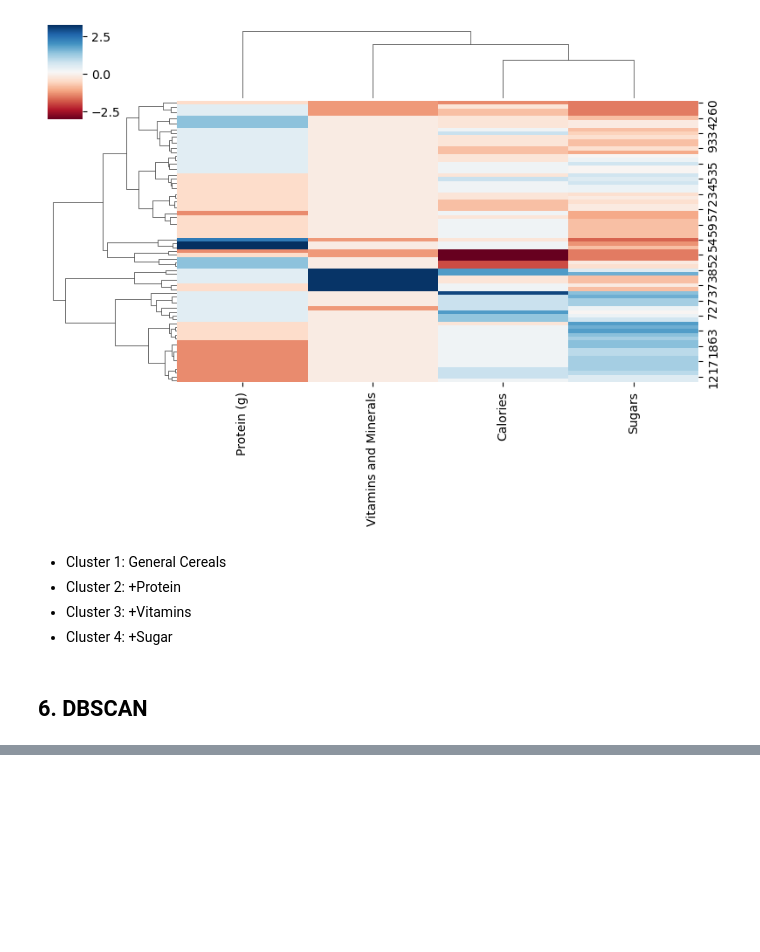
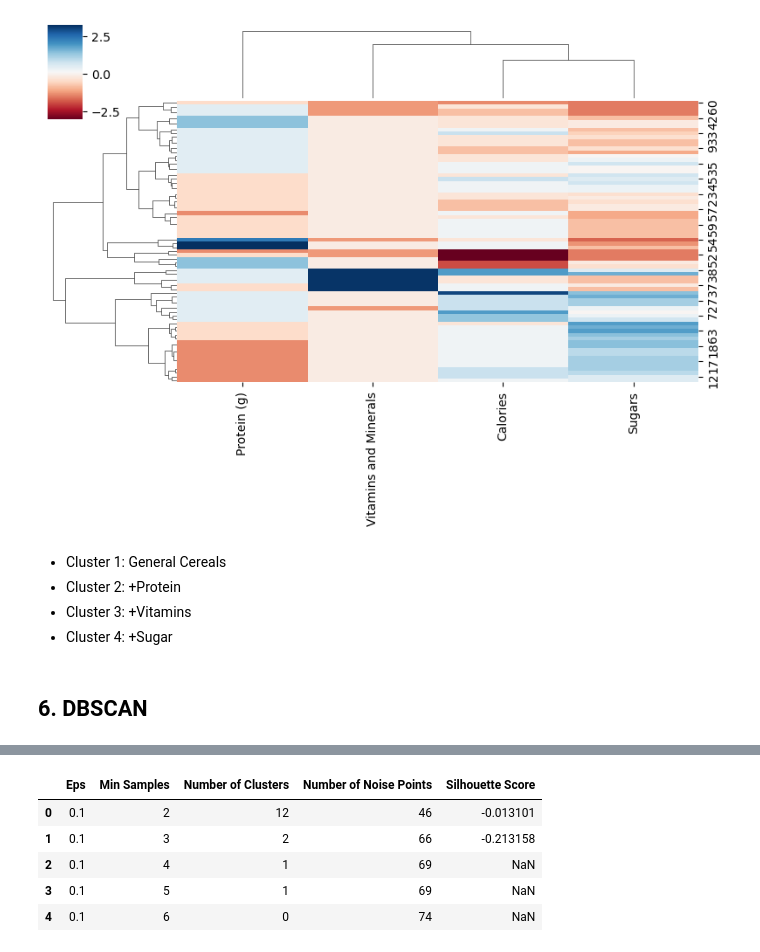
Before and after one commit to Camiloesp/PythonDataScience_UnsupervisedML, a Jupyter notebook: Course Assignment Notebooks/section04_clustering_assignments.ipynb, the cells around one changed output, grey strips where cells are left out. Saved outputs shown, nothing was run; the diff lists cells and outputs as text; code cells hidden in the pictures; blank space fills up the shorter version.

```diff
--- a/Course Assignment Notebooks/section04_clustering_assignments.ipynb
+++ b/Course Assignment Notebooks/section04_clustering_assignments.ipynb
@@ -507,2 +553,12 @@ plt.show()
+# %%
+dbscan_results_2 = tune_dbscan(data_scaled)
+dbscan_results_2.head()
+# %% [output]
+|  | Eps | Min Samples | Number of Clusters | Number of Noise Points | Silhouette Score |
+| 0 | 0.1 | 2 | 12 | 46 | -0.013101 |
+| 1 | 0.1 | 3 | 2 | 66 | -0.213158 |
+| 2 | 0.1 | 4 | 1 | 69 | NaN |
+| 3 | 0.1 | 5 | 1 | 69 | NaN |
+| 4 | 0.1 | 6 | 0 | 74 | NaN |
 # %%
 # 3. Find the highest silhouette score and note down the eps and min_samples values
```
Also changed, not shown: parts of 7 cells of this notebook.
